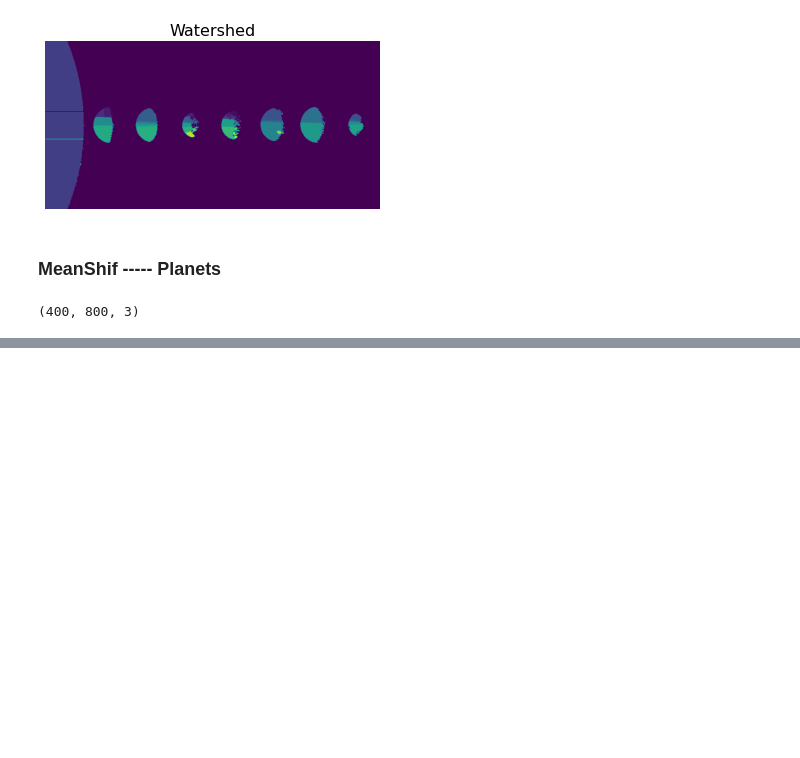
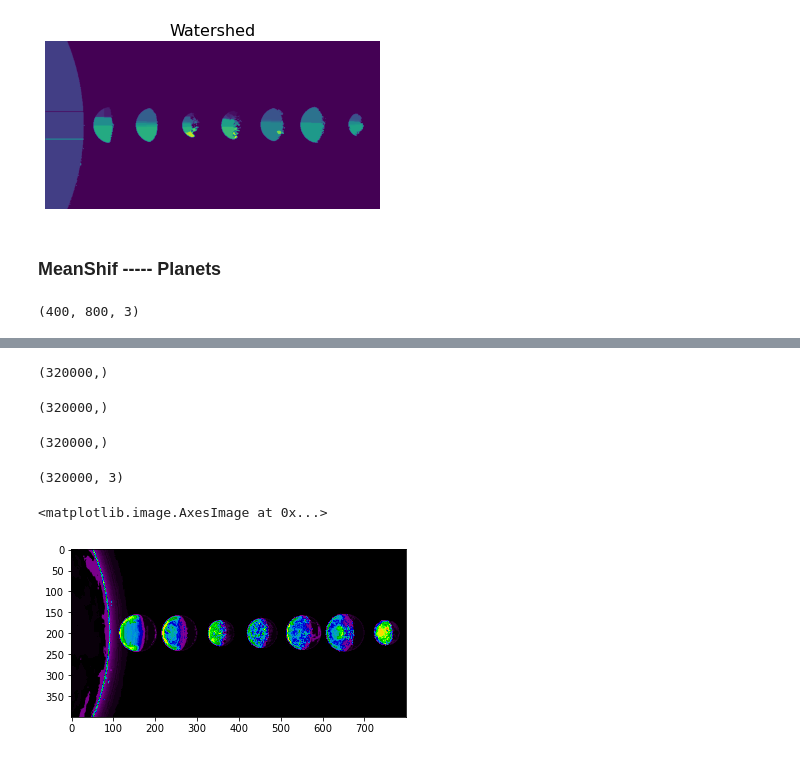
Before and after one commit to RRRRRRRRRRRoy/COMP9517-LabNAss, a Jupyter notebook: Lab04/lab04.ipynb, the cells around one changed output, grey strips where cells are left out. Drawn from its saved outputs; the diff is of its cells as text; code cells hidden in the pictures; blank space fills up the shorter version.

```diff
--- a/Lab04/lab04.ipynb
+++ b/Lab04/lab04.ipynb
@@ -248,6 +248,6 @@ planet_rgb.shape
 (400, 800, 3)
 # %%
 # resize the planets
-resized_planets = cv2.resize(planet_rgb,(400,200))
+resized_planets = cv2.resize(planet_rgb,(800,400))
 print(resized_planets.shape)
 # %% [output]
@@ -259,0 +269,34 @@ planets_channel_b = resized_planets[:,:,2]
+# %%
+planets_red_flatten = planets_channel_r.flatten()
+planets_green_flatten = planets_channel_g.flatten()
+planets_blue_flatten = planets_channel_b.flatten()
+# %%
+print(planets_red_flatten.shape)
+# %% [output]
+(320000,)
+# %%
+print(planets_green_flatten.shape)
+# %% [output]
+(320000,)
+# %%
+print(planets_blue_flatten.shape)
+# %% [output]
+(320000,)
+# %%
+# Stack 3 channels from planets together
+color_samples_planets = np.column_stack([planets_red_flatten,planets_green_flatten,planets_blue_flatten])
+print(color_samples_planets.shape)
+# %% [output]
+(320000, 3)
+# %%
+# Start using the meanshift method
+# Setting the banwidth can help to speed up
+#
+ms_planets_clf = MeanShift(bandwidth=5,bin_seeding=True)
+ms_labels = ms_planets_clf.fit_predict(color_samples_planets)
+# %%
+new_planet = ms_labels.reshape(400,800)
+plt.imshow(new_planet,plt.cm.nipy_spectral)
+# %% [output]
+<matplotlib.image.AxesImage at 0x...>
+[figure, added]
```
Also changed, not shown: parts of 10 cells of this notebook, 2 other files.
